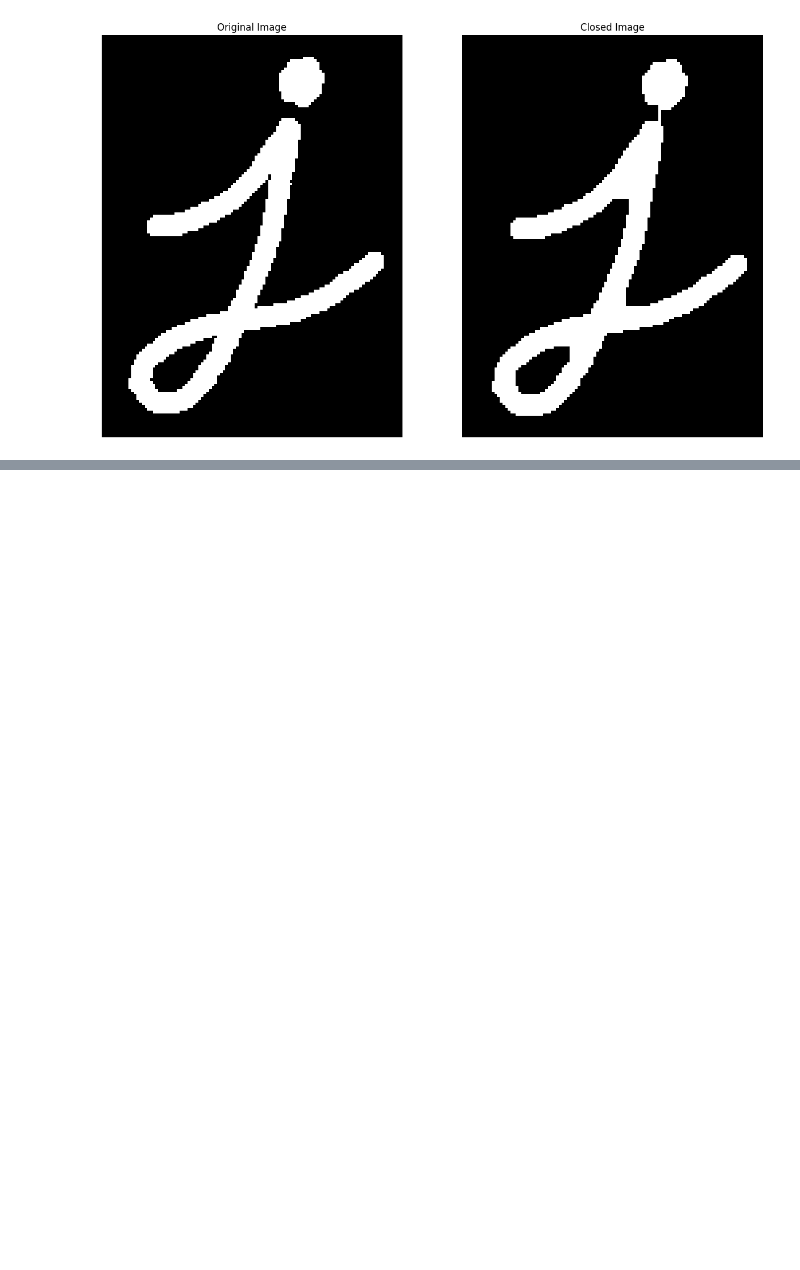
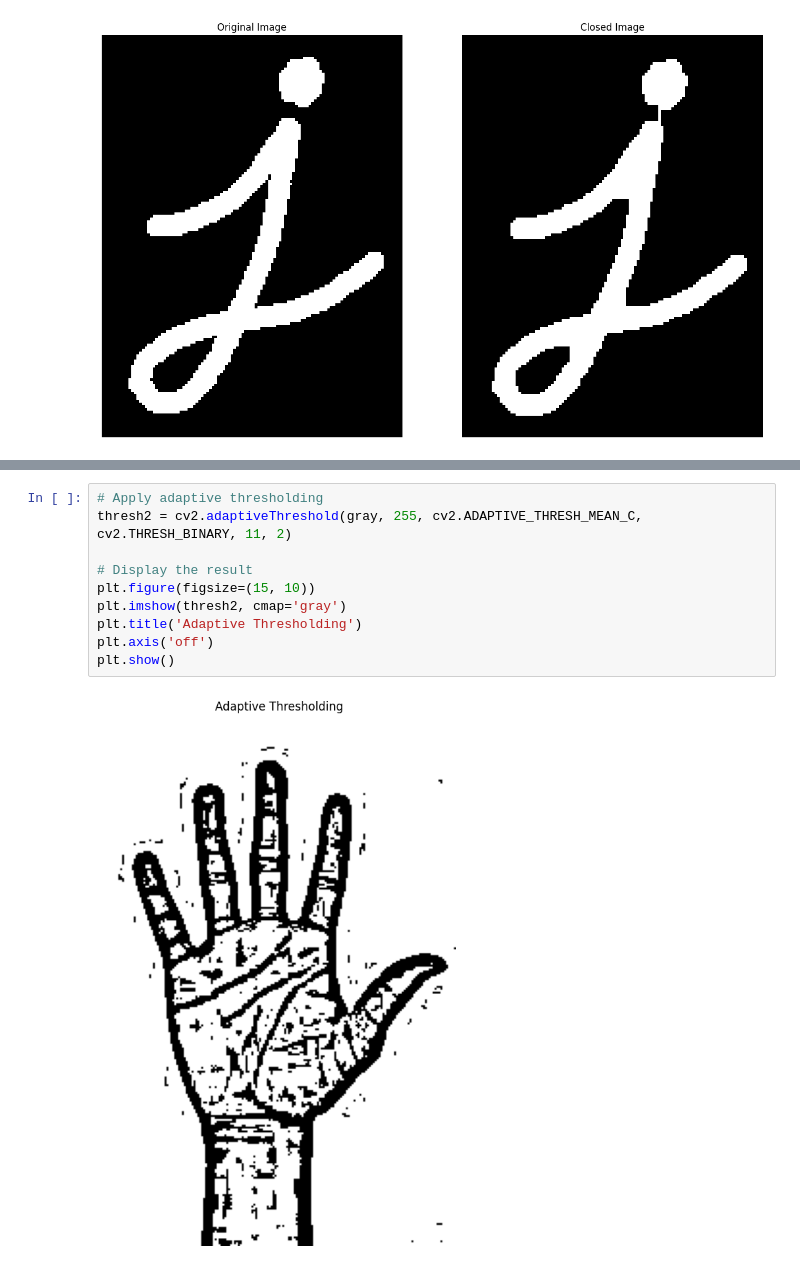
Before and after one commit to AIBauchi/AIBauchi-Computer-Vision-Bootcamp, a Jupyter notebook: Week2/day2/2.2.0-Advanced Image Processing.ipynb, the cells around one changed output, grey strips where cells are left out. Drawn from its saved outputs; the diff is of its cells as text; blank space fills up the shorter version.

```diff
--- a/Week2/day2/2.2.0-Advanced Image Processing.ipynb
+++ b/Week2/day2/2.2.0-Advanced Image Processing.ipynb
@@ -113,0 +181,12 @@ Contours can be explained simply as a curve joining all the continuous points (a
+# %%
+# Apply adaptive thresholding
+thresh2 = cv2.adaptiveThreshold(gray, 255, cv2.ADAPTIVE_THRESH_MEAN_C, cv2.THRESH_BINARY, 11, 2)
+
+# Display the result
+plt.figure(figsize=(15, 10))
+plt.imshow(thresh2, cmap='gray')
+plt.title('Adaptive Thresholding')
+plt.axis('off')
+plt.show()
+# %% [output]
+[figure, added]
```
Also changed, not shown: parts of 9 cells of this notebook.
